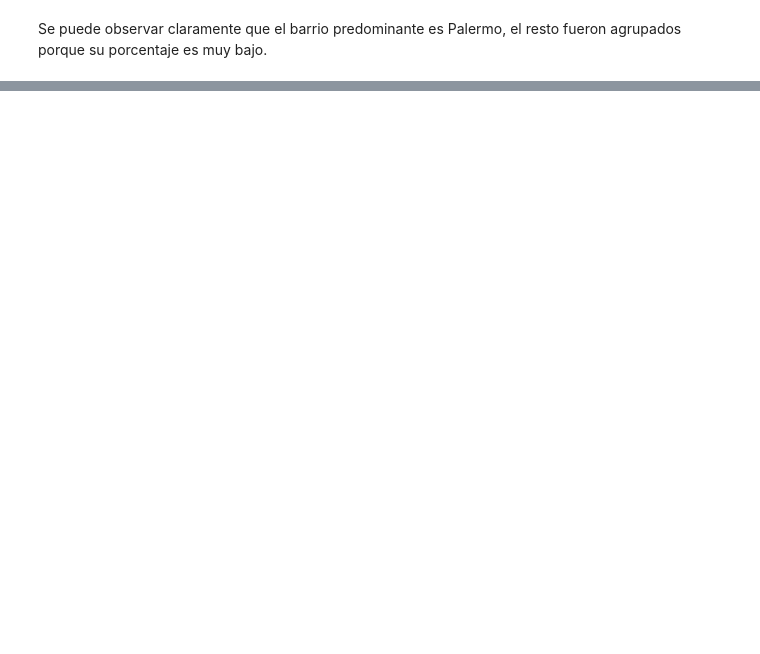
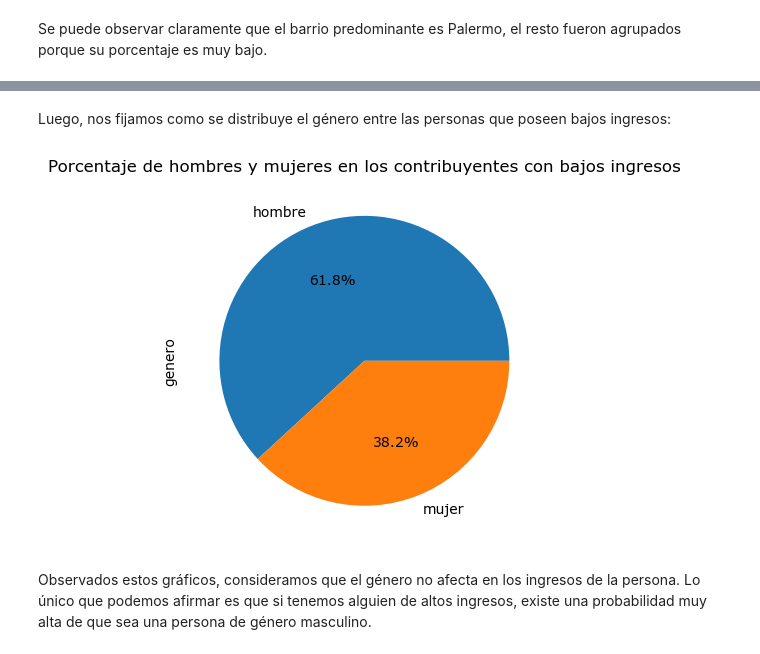
Before and after one commit to MateoCraviotto/Organizacion-de-datos-fiuba-1, a Jupyter notebook: TP1/notebookTp1.ipynb, the cells around one changed output, grey strips where cells are left out. Saved outputs shown, nothing was run; the diff lists cells and outputs as text; code cells hidden in the pictures; blank space fills up the shorter version.

```diff
--- a/TP1/notebookTp1.ipynb
+++ b/TP1/notebookTp1.ipynb
@@ -340,0 +376,12 @@ Se puede observar claramente que el barrio predominante es Palermo, el resto fue
+# %% [markdown]
+Luego, nos fijamos como se distribuye el género entre las personas que poseen bajos ingresos:
+# %%
+plt.figure(figsize=(6.4, 4.8), dpi=100)
+df[df['tiene_alto_valor_adquisitivo'] == 0].genero.value_counts().plot(kind='pie', autopct='%.01f%%')
+plt.title('Porcentaje de hombres y mujeres en los contribuyentes con bajos ingresos')
+plt.show()
+# %% [output]
+[figure, added]
+# %% [markdown]
+Observados estos gráficos, consideramos que el género no afecta en los ingresos de la persona.
+Lo único que podemos afirmar es que si tenemos alguien de altos ingresos, existe una probabilidad muy alta de que sea una persona de género masculino.
```
Also changed, not shown: parts of 10 cells of this notebook.
